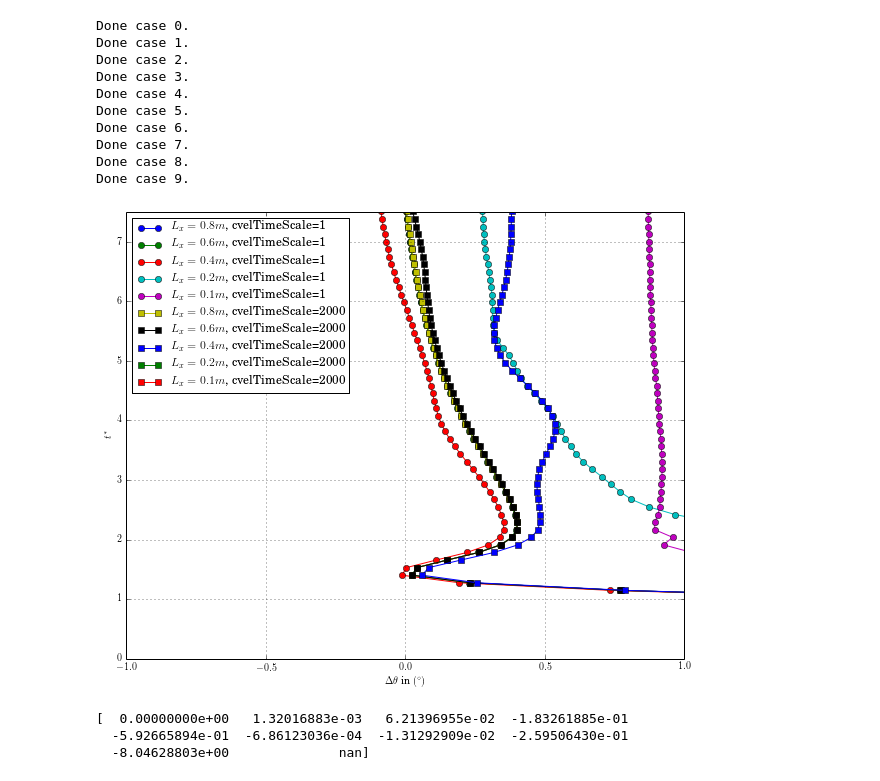
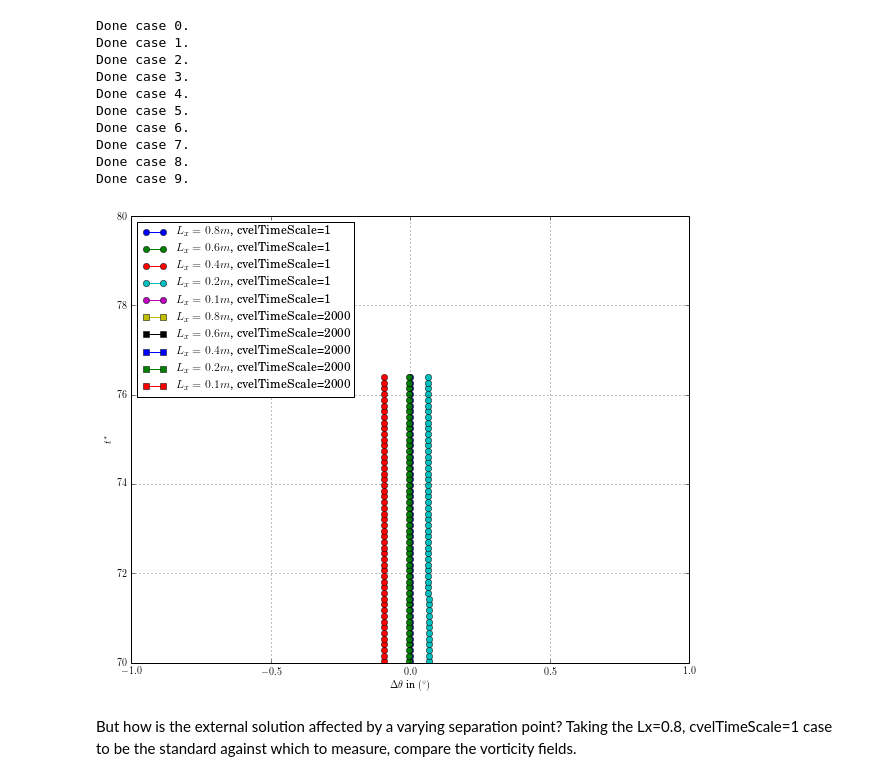
Before and after one commit to UBC-MOAD/flow_separation, a Jupyter notebook: half_cylinder_notebooks/domain_length_compare.ipynb, the cells around one changed output. Saved outputs shown, nothing was run; the diff lists cells and outputs as text; code cells hidden in the pictures.

Commit message:
Updated domain_length ipynb to include comparison of inner flow fields

```diff
--- a/half_cylinder_notebooks/domain_length_compare.ipynb
+++ b/half_cylinder_notebooks/domain_length_compare.ipynb
@@ -64,10 +64,10 @@ dout.append(1000)
 dout.append(1000)
 dout.append(1000)
 
-max_out.append(60000)
-max_out.append(60000)
-max_out.append(60000)
-max_out.append(60000)
+max_out.append(600000)
+max_out.append(600000)
+max_out.append(600000)
+max_out.append(600000)
 max_out.append(60000)
 max_out.append(60000)
 max_out.append(60000)
@@ -155,32 +155,28 @@ Done case 9.
 # %%
 pylab.rcParams['figure.figsize'] = (10.0, 8.0)
 
 plt.figure()
 
 for ii in range(0,NCASES):
     sep_pts = all_sep_pts[ii]
     tt = []
     sep = []
     for jj in sep_pts:
         tt.append((jj[0]/dout[ii])/(np.pi*0.025/0.01))
         sep.append(jj[1])
     if ii<5:
         plt.plot(np.array(sep)-fin_sep[0],tt,'-o',label=id_str[ii])
     else:
         plt.plot(np.array(sep)-fin_sep[0],tt,'-s',label=id_str[ii])
 
 plt.xlim((-1,1))
-plt.ylim((0,7.5))
+plt.ylim((70,80))
 plt.legend(loc=2)
 plt.grid()
 plt.ylabel(r'$t^*$')
 plt.xlabel(r'$\Delta \theta$ in $(^\circ)$')
 plt.show()
 # %% [output]
-[figure, old version]
+[figure, new version]
-# %%
-print 100*((fin_sep[0]-fin_sep)/fin_sep[0])
-# %% [output]
-[  0.00000000e+00   1.32016883e-03   6.21396955e-02  -1.83261885e-01
-  -5.92665894e-01  -6.86123036e-04  -1.31292909e-02  -2.59506430e-01
-  -8.04628803e+00              nan]
+# %% [markdown]
+But how is the external solution affected by a varying separation point? Taking the Lx=0.8, cvelTimeScale=1 case to be the standard against which to measure, compare the vorticity fields.
```
Also changed, not shown: parts of 15 cells of this notebook, 1 other file.
